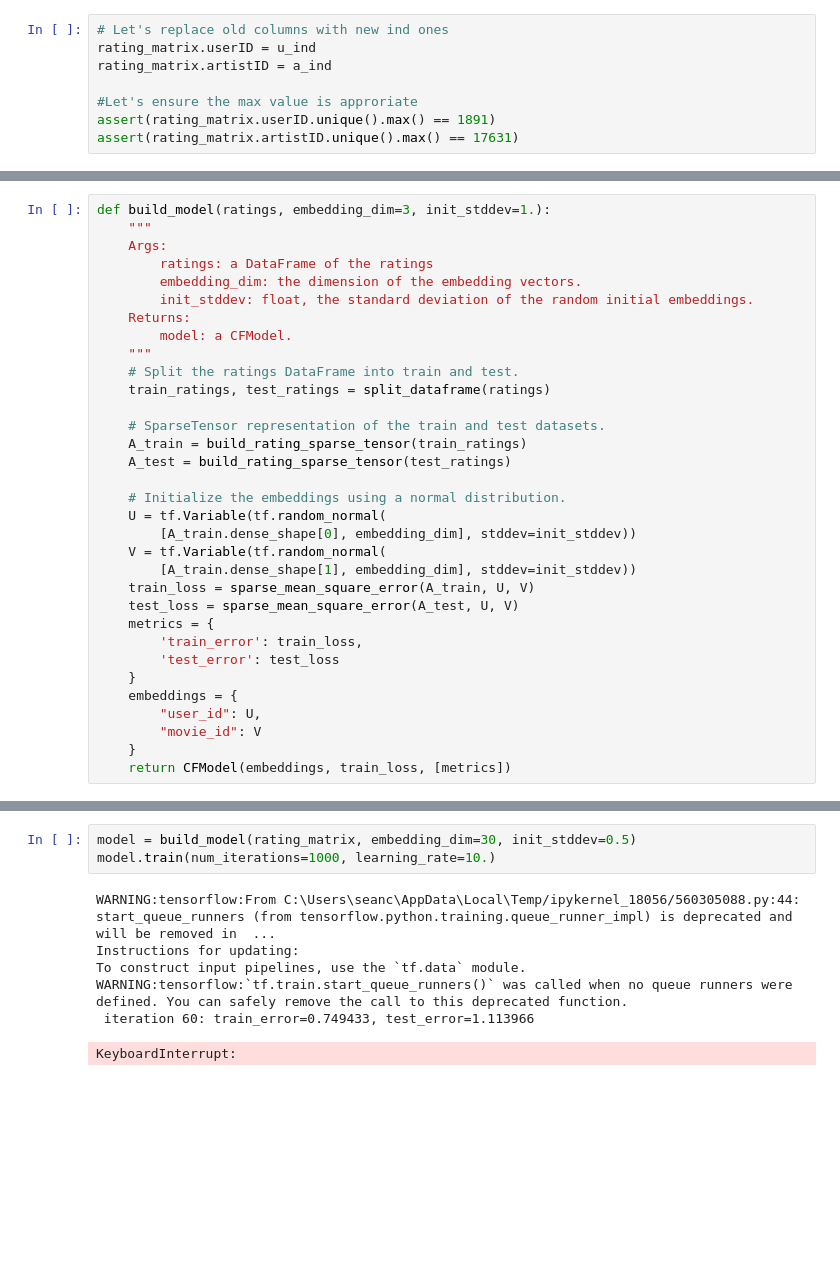
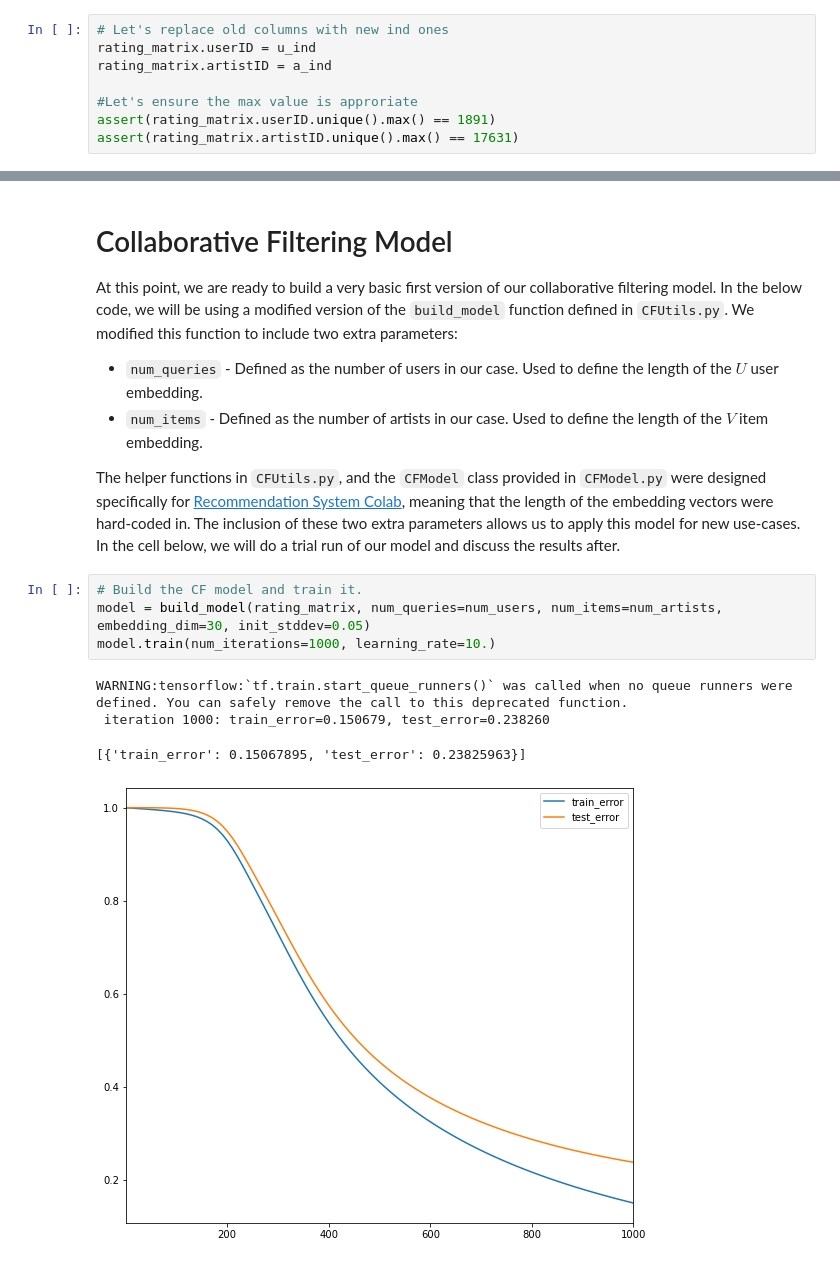
Before and after one commit to scummins00/CA4015-Music-RecSystem, a Jupyter notebook: book/_build/jupyter_execute/Matrix_Factorization.ipynb, the cells around one changed output, grey strips where cells are left out. Cells and saved outputs as stored; diff of their text form; blank space fills up the shorter version.

Commit message:
adding build files

```diff
--- a/book/_build/jupyter_execute/Matrix_Factorization.ipynb
+++ b/book/_build/jupyter_execute/Matrix_Factorization.ipynb
@@ -227,33 +100,0 @@ class CFModel(object):
-# %%
-def build_model(ratings, embedding_dim=3, init_stddev=1.):
-    """
-    Args:
-        ratings: a DataFrame of the ratings
-        embedding_dim: the dimension of the embedding vectors.
-        init_stddev: float, the standard deviation of the random initial embeddings.
-    Returns:
-        model: a CFModel.
-    """
-    # Split the ratings DataFrame into train and test.
-    train_ratings, test_ratings = split_dataframe(ratings)
-
-    # SparseTensor representation of the train and test datasets.
-    A_train = build_rating_sparse_tensor(train_ratings)
-    A_test = build_rating_sparse_tensor(test_ratings)
-
-    # Initialize the embeddings using a normal distribution.
-    U = tf.Variable(tf.random_normal(
-        [A_train.dense_shape[0], embedding_dim], stddev=init_stddev))
-    V = tf.Variable(tf.random_normal(
-        [A_train.dense_shape[1], embedding_dim], stddev=init_stddev))
-    train_loss = sparse_mean_square_error(A_train, U, V)
-    test_loss = sparse_mean_square_error(A_test, U, V)
-    metrics = {
-        'train_error': train_loss,
-        'test_error': test_loss
-    }
-    embeddings = {
-        "user_id": U,
-        "movie_id": V
-    }
-    return CFModel(embeddings, train_loss, [metrics])
@@ -260,10 +169,16 @@ def build_model(ratings, embedding_dim=3, init_stddev=1.):
+# %% [markdown]
+# Collaborative Filtering Model
+At this point, we are ready to build a very basic first version of our collaborative filtering model. In the below code, we will be using a modified version of the `build_model` function defined in `CFUtils.py`. We modified this function to include two extra parameters:
+* `num_queries` - Defined as the number of users in our case. Used to define the length of the $U$ user embedding.
+* `num_items` - Defined as the number of artists in our case. Used to define the length of the $V$ item embedding.
+
+The helper functions in `CFUtils.py`, and the `CFModel` class provided in `CFModel.py` were designed specifically for [Recommendation System Colab](https://colab.research.google.com/github/google/eng-edu/blob/main/ml/recommendation-systems/recommendation-systems.ipynb?utm_source=ss-recommendation-systems&utm_campaign=colab-external&utm_medium=referral&utm_content=recommendation-systems#scrollTo=_BlRIQJYo4tt), meaning that the length of the embedding vectors were hard-coded in. The inclusion of these two extra parameters allows us to apply this model for new use-cases. In the cell below, we will do a trial run of our model and discuss the results after.
 # %%
-model = build_model(rating_matrix, embedding_dim=30, init_stddev=0.5)
+# Build the CF model and train it.
+model = build_model(rating_matrix, num_queries=num_users, num_items=num_artists, embedding_dim=30, init_stddev=0.05)
 model.train(num_iterations=1000, learning_rate=10.)
 # %% [output]
-WARNING:tensorflow:From C:\Users\seanc\AppData\Local\Temp/ipykernel_18056/560305088.py:44: start_queue_runners (from tensorflow.python.training.queue_runner_impl) is deprecated and will be removed in  ...
-Instructions for updating:
-To construct input pipelines, use the `tf.data` module.
 WARNING:tensorflow:`tf.train.start_queue_runners()` was called when no queue runners were defined. You can safely remove the call to this deprecated function.
- iteration 60: train_error=0.749433, test_error=1.113966
+ iteration 1000: train_error=0.150679, test_error=0.238260
-KeyboardInterrupt:
+[{'train_error': 0.15067895, 'test_error': 0.23825963}]
+[figure, added]
```
Also changed, not shown: parts of 40 cells of this notebook, 34 other files.
